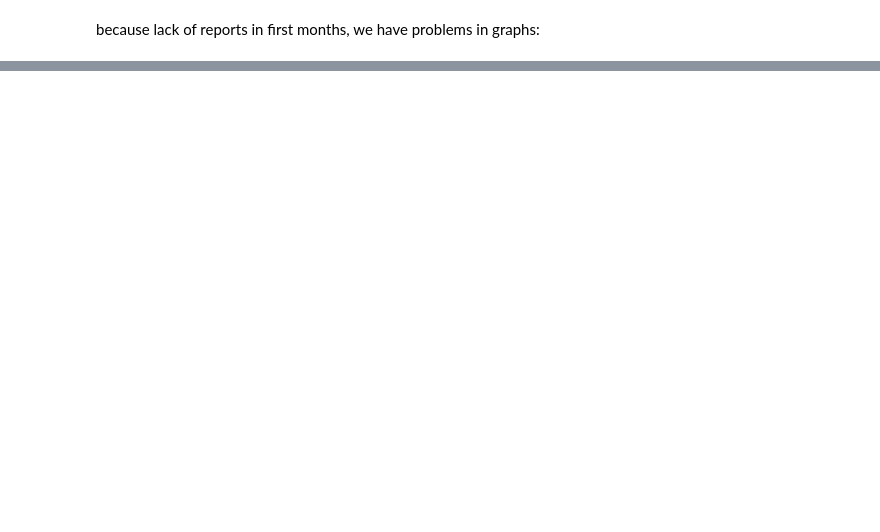
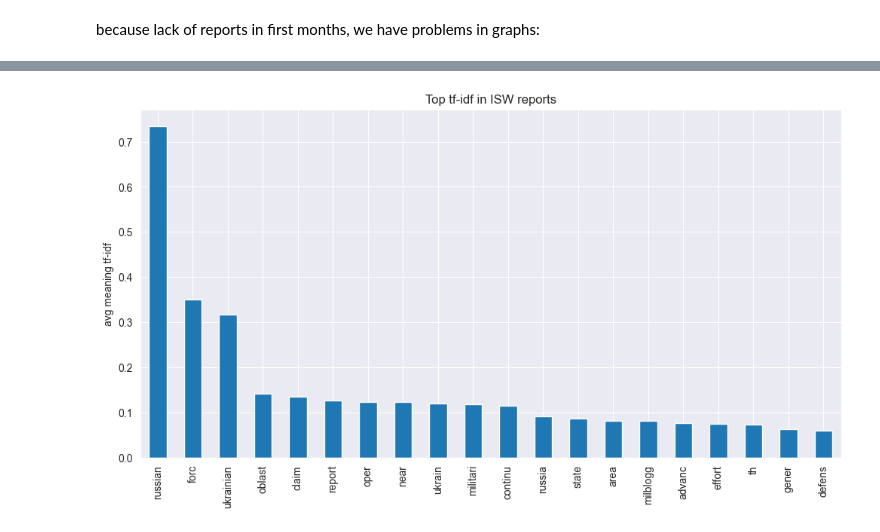
Before and after one commit to KonchakivskyiDanylo/PythonForDs, a Jupyter notebook: isw_analyze.ipynb, the cells around one changed output, grey strips where cells are left out. Saved outputs shown, nothing was run; the diff lists cells and outputs as text; code cells hidden in the pictures; blank space fills up the shorter version.

```diff
--- a/isw_analyze.ipynb
+++ b/isw_analyze.ipynb
@@ -160,11 +173,13 @@ plt.show()
 # %%
-vectorizer = TfidfVectorizer(max_features=20, stop_words='english')
-X_tfidf = vectorizer.fit_transform(df['extracted_text'])
+vectorizer = TfidfVectorizer(max_features=20)
+X_tfidf = vectorizer.fit_transform(df_copy['stemmed_text'])
 tfidf_scores = pd.DataFrame(X_tfidf.toarray(), columns=vectorizer.get_feature_names_out())
-tfidf_scores.mean().sort_values(ascending=False).plot(kind='bar', figsize=(12,6))
+tfidf_scores.mean().sort_values(ascending=False).plot(kind='bar', figsize=(12, 6))
 plt.title("Top tf-idf in ISW reports")
 plt.ylabel("avg meaning tf-idf")
 plt.show()
+# %% [output]
+[figure, added]
 # %%
 keywords = ["airstrike", "missile", "Belarus", "drone", "air defense", "infrastructure", "bomb"]
 for word in keywords:
```
Also changed, not shown: parts of 42 cells of this notebook.
